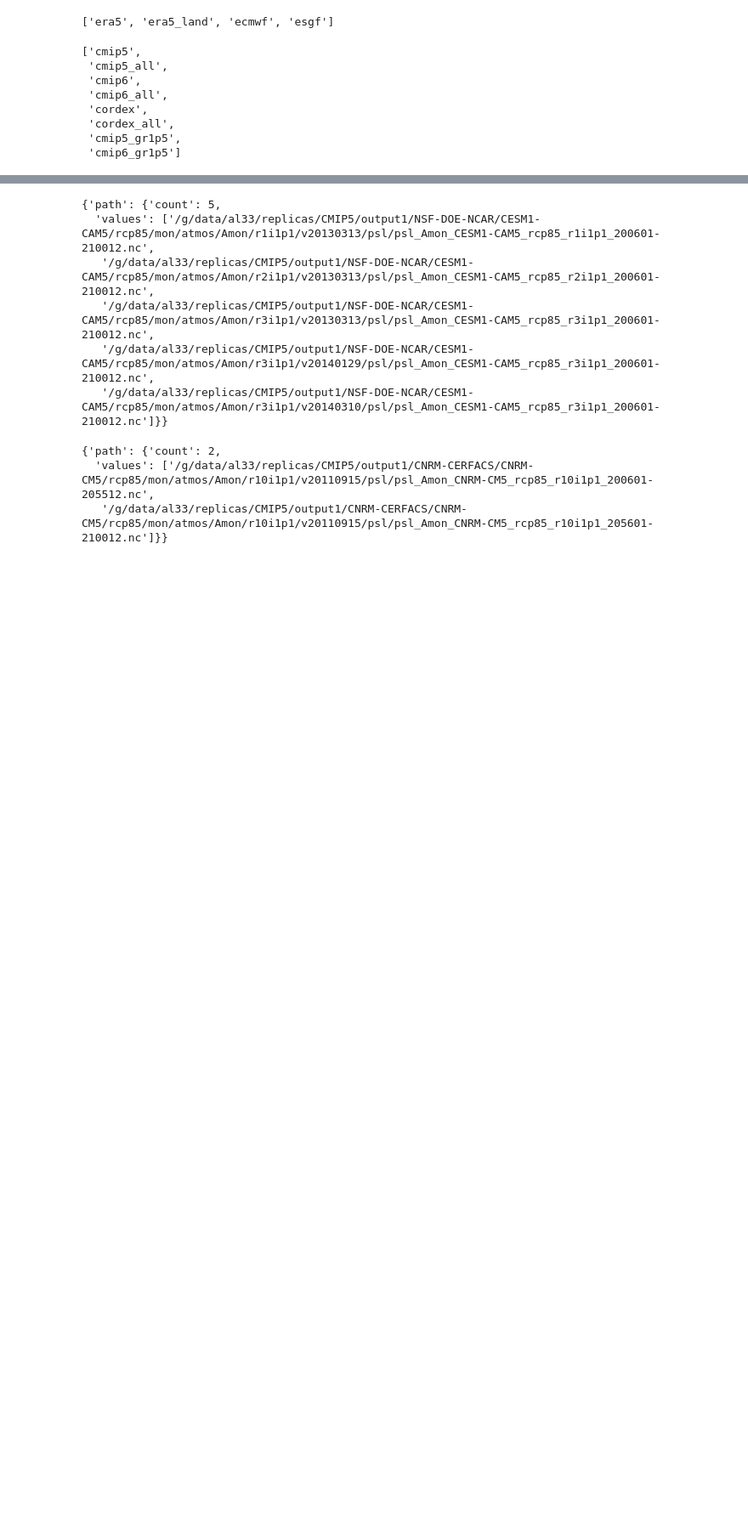
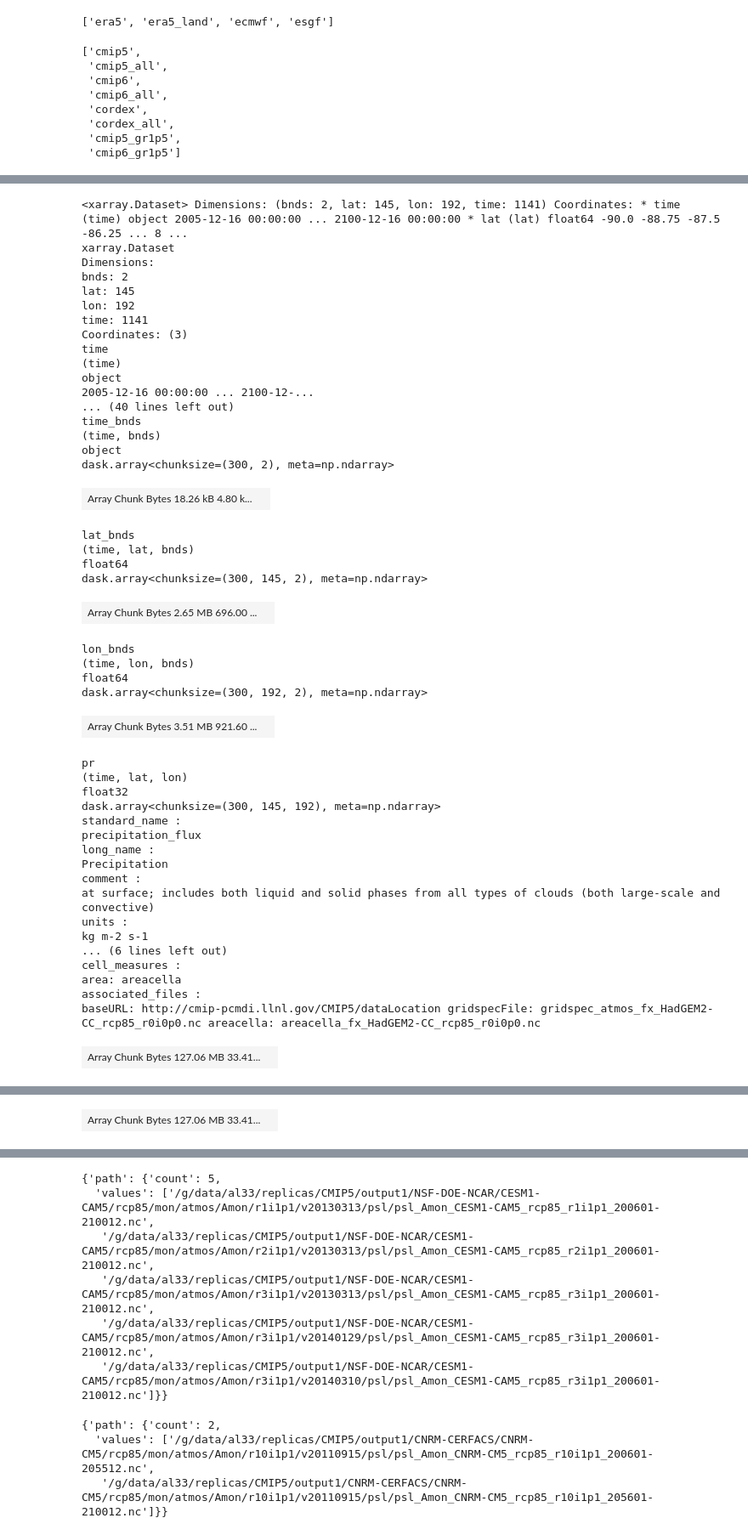
Before and after one commit to Thomas-Moore-Creative/NCI-CCIA-ARD, a Jupyter notebook: intake_sandbox.ipynb, the cells around one changed output, grey strips where cells are left out. Shown at 85% size. Cells and saved outputs as stored; diff of their text form; code cells hidden in the pictures; blank space fills up the shorter version.

Commit message:
progress with path objects

```diff
--- a/intake_sandbox.ipynb
+++ b/intake_sandbox.ipynb
@@ -59,0 +87,56 @@ list(NCI_catalog.esgf)
+# %%
+# manually check and enter # of ensembles as they vary across models
+CCiA_HadGEM2_CC_rcp85_r1i1p1_catalog = NCI_catalog.esgf.cmip5_all.search\
+(institute="MOHC",variable=['psl','pr'],time_frequency='mon',experiment='rcp85',model='HadGEM2-CC',ensemble='r1i1p1')
+if CCiA_HadGEM2_CC_rcp85_r1i1p1.unique('version')['version']['count'] == 1:
+    CCiA_HadGEM2_CC_rcp85_r1i1p1_ds = xr.open_mfdataset(CCiA_HadGEM2_CC_rcp85_r1i1p1.unique('path')['path']['values'])
+else:
+    print("there's more than one version so write some kind of logic here to deal with it")
+CCiA_HadGEM2_CC_rcp85_r1i1p1_ds
+# %% [output]
+<xarray.Dataset> Dimensions: (bnds: 2, lat: 145, lon: 192, time: 1141) Coordinates: * time (time) object 2005-12-16 00:00:00 ... 2100-12-16 00:00:00 * lat (lat) float64 -90.0 -88.75 -87.5 -86.25 ... 8 ...
+xarray.Dataset
+Dimensions:
+bnds: 2
+lat: 145
+lon: 192
+time: 1141
+Coordinates: (3)
+time
+(time)
+object
+2005-12-16 00:00:00 ... 2100-12-...
+... (40 lines left out)
+time_bnds
+(time, bnds)
+object
+dask.array<chunksize=(300, 2), meta=np.ndarray>
+| Array Chunk Bytes 18.26 kB 4.80 k... |  |
+lat_bnds
+(time, lat, bnds)
+float64
+dask.array<chunksize=(300, 145, 2), meta=np.ndarray>
+| Array Chunk Bytes 2.65 MB 696.00 ... |  |
+lon_bnds
+(time, lon, bnds)
+float64
+dask.array<chunksize=(300, 192, 2), meta=np.ndarray>
+| Array Chunk Bytes 3.51 MB 921.60 ... |  |
+pr
+(time, lat, lon)
+float32
+dask.array<chunksize=(300, 145, 192), meta=np.ndarray>
+standard_name :
+precipitation_flux
+long_name :
+Precipitation
+comment :
+at surface; includes both liquid and solid phases from all types of clouds (both large-scale and convective)
+units :
+kg m-2 s-1
+... (6 lines left out)
+cell_measures :
+area: areacella
+associated_files :
+baseURL: http://cmip-pcmdi.llnl.gov/CMIP5/dataLocation gridspecFile: gridspec_atmos_fx_HadGEM2-CC_rcp85_r0i0p0.nc areacella: areacella_fx_HadGEM2-CC_rcp85_r0i0p0.nc
+| Array Chunk Bytes 127.06 MB 33.41... |  |
@@ -59,0 +160 @@ list(NCI_catalog.esgf)
+| Array Chunk Bytes 127.06 MB 33.41... |  |
```
Also changed, not shown: parts of 20 cells of this notebook.
